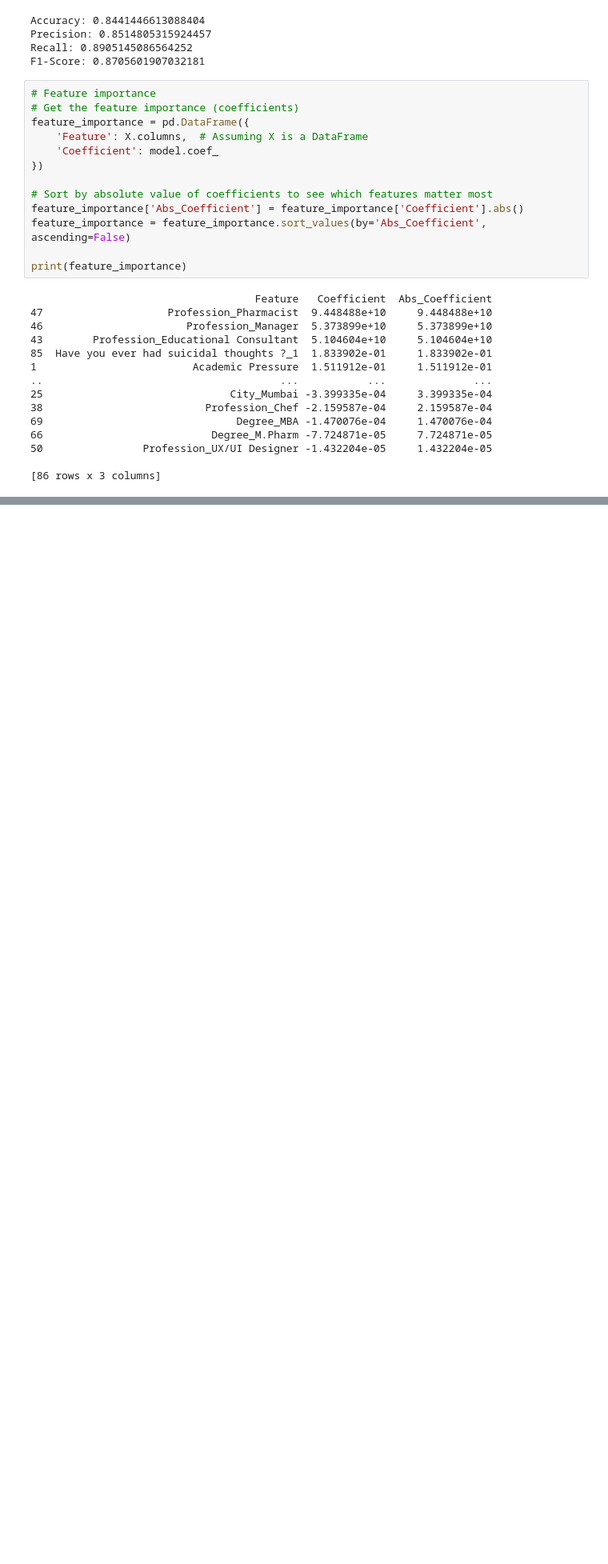
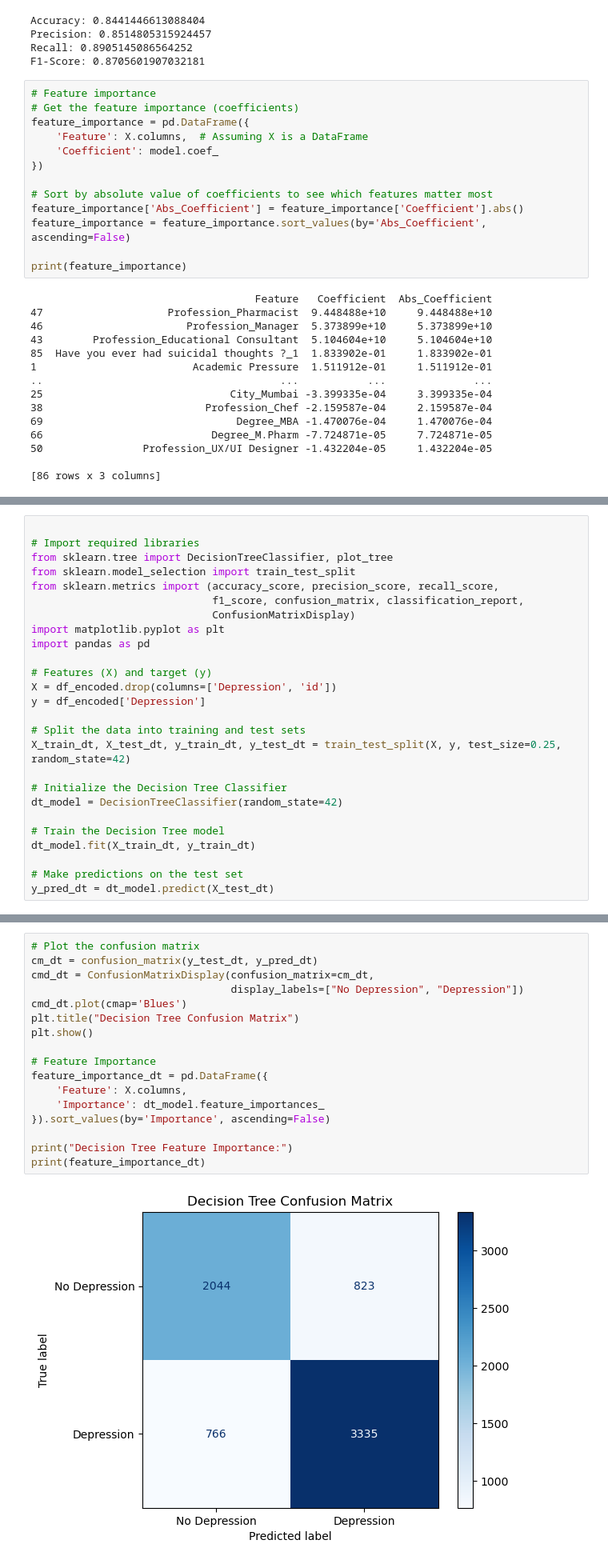
Before and after one commit to zaid-ahmed1/444-Final-Project, a Jupyter notebook: 444FinalProject.ipynb, the cells around one changed output, grey strips where cells are left out. Shown at 80% size. Saved outputs shown, nothing was run; the diff lists cells and outputs as text; blank space fills up the shorter version.

Commit message:
implemented decision tree model

```diff
--- a/444FinalProject.ipynb
+++ b/444FinalProject.ipynb
@@ -241,0 +246,26 @@ print(feature_importance)
+# %%
+
+# Import required libraries
+from sklearn.tree import DecisionTreeClassifier, plot_tree
+from sklearn.model_selection import train_test_split
+from sklearn.metrics import (accuracy_score, precision_score, recall_score,
+                             f1_score, confusion_matrix, classification_report,
+                             ConfusionMatrixDisplay)
+import matplotlib.pyplot as plt
+import pandas as pd
+
+# Features (X) and target (y)
+X = df_encoded.drop(columns=['Depression', 'id'])
+y = df_encoded['Depression']
+
+# Split the data into training and test sets
+X_train_dt, X_test_dt, y_train_dt, y_test_dt = train_test_split(X, y, test_size=0.25, random_state=42)
+
+# Initialize the Decision Tree Classifier
+dt_model = DecisionTreeClassifier(random_state=42)
+
+# Train the Decision Tree model
+dt_model.fit(X_train_dt, y_train_dt)
+
+# Make predictions on the test set
+y_pred_dt = dt_model.predict(X_test_dt)
@@ -241,0 +294,19 @@ print(feature_importance)
+# %%
+# Plot the confusion matrix
+cm_dt = confusion_matrix(y_test_dt, y_pred_dt)
+cmd_dt = ConfusionMatrixDisplay(confusion_matrix=cm_dt,
+                                display_labels=["No Depression", "Depression"])
+cmd_dt.plot(cmap='Blues')
+plt.title("Decision Tree Confusion Matrix")
+plt.show()
+
+# Feature Importance
+feature_importance_dt = pd.DataFrame({
+    'Feature': X.columns,
+    'Importance': dt_model.feature_importances_
+}).sort_values(by='Importance', ascending=False)
+
+print("Decision Tree Feature Importance:")
+print(feature_importance_dt)
+# %% [output]
+[figure, added]
```
Also changed, not shown: parts of 6 cells of this notebook.
